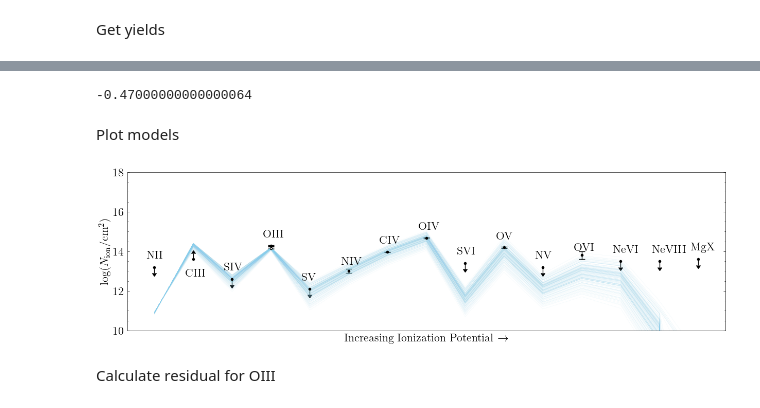
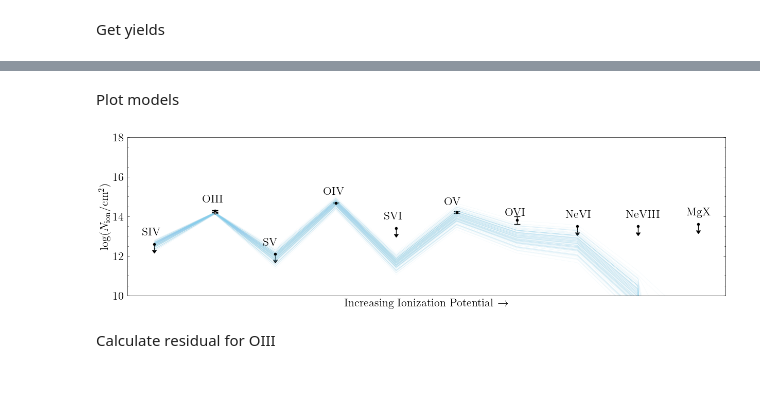
Before and after one commit to suyashk12/cgm_science, a Jupyter notebook: cloudy_fitting/z=1.09_cloudy_fit.ipynb, the cells around one changed output, grey strips where cells are left out. Saved outputs shown, nothing was run; the diff lists cells and outputs as text; code cells hidden in the pictures.

```diff
--- a/cloudy_fitting/z=1.09_cloudy_fit.ipynb
+++ b/cloudy_fitting/z=1.09_cloudy_fit.ipynb
@@ -201,10 +201,10 @@ logN_ratio_dict
 # %%
-#flat_samples_hdens = pd.DataFrame(sampler.get_chain(discard=100, flat=True),
-#                                columns=['log_hdens'])
+flat_samples_hdens = pd.DataFrame(sampler.get_chain(discard=100, flat=True),
+                                columns=['log_hdens'])
 
-#flat_samples_hdens.to_csv(savedir+'hdens_op.csv', index=False)
+flat_samples_hdens.to_csv(savedir+'hdens_op.csv', index=False)
 
-flat_samples_hdens = pd.read_csv(savedir+'hdens_op.csv')
+#flat_samples_hdens = pd.read_csv(savedir+'hdens_op.csv')
 # %%
 fig = corner.corner(
     flat_samples_hdens, quantiles = [0.16, 0.5, 0.84], show_titles=True,
@@ -217,7 +217,7 @@ WARNING:root:Pandas support in corner is deprecated; use ArviZ directly
 # %%
 grid_points_hdens = np.array([[12, log_hdens, -3] for log_hdens in flat_samples_hdens['log_hdens']])
 # %%
-logN_offset = 14.28-np.mean(species_logN_interp['O+2'](grid_points_hdens))
+logN_offset = 14.29-np.mean(species_logN_interp['O+2'](grid_points_hdens))
 # %% [markdown]
 Calculate the C/O ratio
 # %%
@@ -285,8 +285,8 @@ for i in range(len(sample_indices_hdens)):
     log_hdens = flat_samples_row['log_hdens']
 
     logN_species_test = predict_col_dens(logN_dict, 12, log_hdens,
-                                         -3, species_logN_interp,) #{'N': np.median(N_O_dist),
-                                                                  # 'C': np.median(C_O_dist)})
+                                         -3, species_logN_interp, {'N': np.median(N_O_dist),
+                                                                   'C': np.median(C_O_dist)})
 
     # Plot
     ax.plot(np.arange(len(logN_species_test)),
@@ -495,24 +495,20 @@ get_quantiles(logN_offset+species_logN_interp['S+3'](grid_points_hdens))
-# %%
-12.6-13.07
-# %% [output]
--0.47000000000000064
 # %% [markdown]
 Plot models
 # %%
 logN_dict = {
-        #'HI':'14.3, -0.1, +0.1',
+        #'HI':'14.4, -0.1, +0.1',
         #'HeI':'<12.8',
         #'CII':'<13.2',
-        'CIII':'>13.6',
-        'CIV':'13.96, -0.01, +0.01',
-        'NII':'<13.2',
-        'NIV':'13.0, -0.1, +0.1',
-        'NV':'<13.2',
+        #'CIII':'14.3, -0.2, +0.2',
+        #'CIV':'13.96, -0.01, +0.01',
+        #'NII':'<13.2',
+        #'NIV':'13.0, -0.1, +0.1',
+        #'NV':'<13.2',
         #'OII':'<13.2',
-        'OIII':'14.28, -0.02, +0.02',
+        'OIII':'14.29, -0.02, +0.02',
         'OIV':'14.67, -0.02, +0.02',
-        'OV':'14.19, -0.03, +0.03',
-        'OVI':'13.8, -0.2, +0.2',
+        'OV':'14.20, -0.05, +0.05',
+        'OVI':'13.8, -0.2, +0.1',
         'NeVI':'<13.5',
         'NeVIII':'<13.5',
         #'MgII':'<11.1',
@@ -524,36 +520,36 @@ logN_dict = {
         'SIV':'<12.6',
         'SV':'<12.1',
         'SVI':'<13.4',}
-        #'FeII':'<11.5'}
+        #'FeII':'<11.6'}
 # %%
 sample_indices_hdens = np.random.randint(low=0, high=len(flat_samples_hdens), size=200)
 # %%
 fig, ax = plot_column_densities_obs(logN_dict)
 
-ax.errorbar(x=3, y=14.16, yerr=[[0.04],[0.02]], color='black', linestyle='None', mfc='white',
+ax.errorbar(x=1, y=14.17, yerr=0.03, color='black', linestyle='None', mfc='white',
         fmt='o', markersize=3, capsize=4)
 
 #ax.errorbar(x=1, y=13.98, yerr=0.08, color='black', linestyle='None', mfc='white',
 #        fmt='o', markersize=3, capsize=4)
 
 for i in range(len(sample_indices_hdens)):
 
     idx = sample_indices_hdens[i]
     flat_samples_row = flat_samples_hdens.iloc[i]
     log_hdens = flat_samples_row['log_hdens']
 
     logN_species_test = predict_col_dens(logN_dict, 12, log_hdens,
                                          -3, species_logN_interp,
                                         {'C':np.median(C_O_dist),
                                          'N':np.median(N_O_dist),
                                          'S': -0.5})
 
     # Plot
     ax.plot(np.arange(len(logN_species_test)),
             np.array(logN_species_test)+logN_offset,
             color='skyblue', lw=.2, alpha=.2)
 # %% [output]
-[figure, old version]
+[figure, new version]
 # %% [markdown]
 Calculate residual for OIII
 # %%
```
Also changed, not shown: parts of 58 cells of this notebook, 6 other files.
